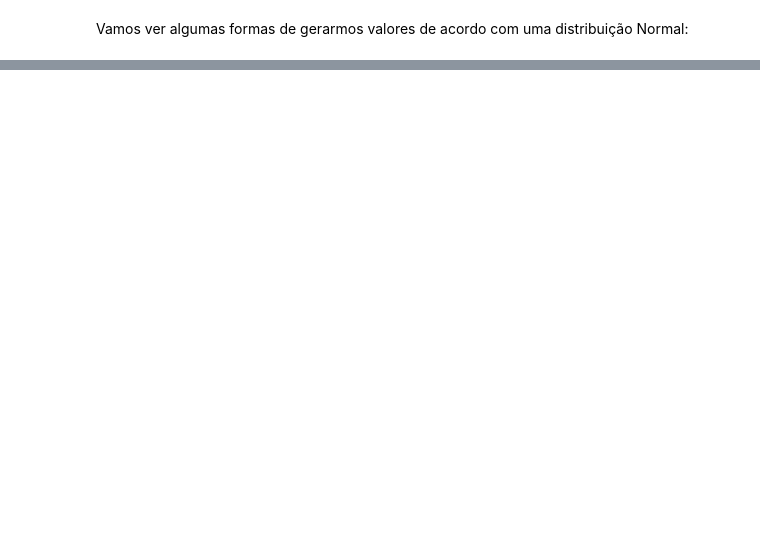
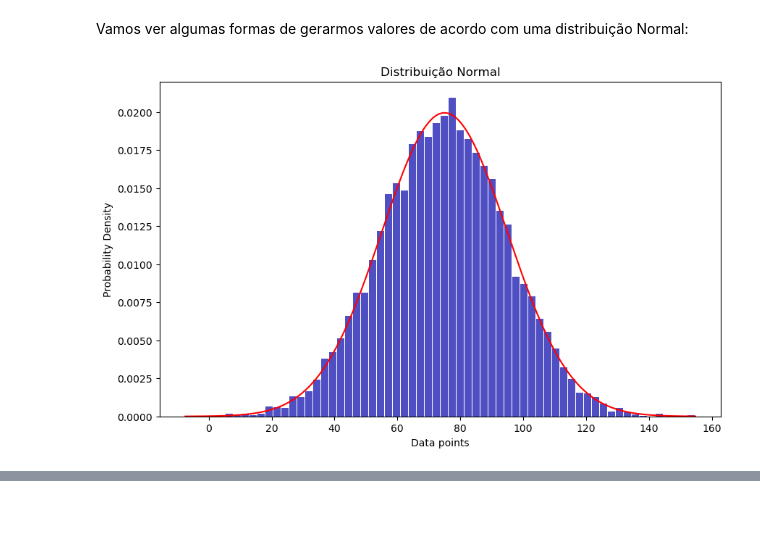
Before and after one commit to karibeam/DS_Americanas_922, a Jupyter notebook: Aula 4 - Distribuição Normal e Teorema Central do Limite.ipynb, the cells around one changed output, grey strips where cells are left out. Drawn from its saved outputs; the diff is of its cells as text; code cells hidden in the pictures; blank space fills up the shorter version.

Commit message:
Distribuição Normal TLC

```diff
--- a/Aula 4 - Distribuição Normal e Teorema Central do Limite.ipynb
+++ b/Aula 4 - Distribuição Normal e Teorema Central do Limite.ipynb
@@ -50,3 +50,54 @@ import pandas as pd
 import matplotlib.pyplot as plt
 import seaborn as sns
 import math as math
+# %%
+# função densidade de probabilidade da normal
+def normal_dist(x, mu, sigma):
+    prob_density = (1/(sigma*(math.sqrt(2*np.pi)))) * \
+        np.exp(-0.5*((x - mu)/sigma)**2)
+    return prob_density
+
+# define valores para a média e desvio padrão (obs.: sigma = sqrt(variancia))
+mu = 75
+sigma = 20
+
+# Número de amostras geradas
+N = 10000
+
+# Define um vetor X com os valores aleaórios da distribuição normal segundo o mu e sigma
+X = np.random.normal(mu, sigma, N)
+
+
+# Define o tamanho de uma figura para o gráfico
+plt.figure(figsize=(10, 6))
+
+# Plot do histograma dos valores aleatórios
+Pk, bins, ignored = plt.hist(X,
+                             bins='auto',
+                             density=True,
+                             color='#0504aa',
+                             alpha=0.7,
+                             rwidth=0.9)
+
+# define os valores de x entre o mínimo e máximo para gerarmos a curva normal
+x = np.linspace(np.min(X), np.max(X), 200)
+
+# Dados para a curva normal
+pdf = normal_dist(x, mu, sigma)
+
+# Cria um título
+plt.title('Distribuição Normal')
+
+# Plot da curva normal
+plt.plot(x, pdf, color='red')
+
+# Label X
+plt.xlabel('Data points')
+
+# Label Y
+plt.ylabel('Probability Density')
+
+# Mostrao Gráfico
+plt.show()
+# %% [output]
+[figure, added]
```
Also changed, not shown: parts of 17 cells of this notebook.
